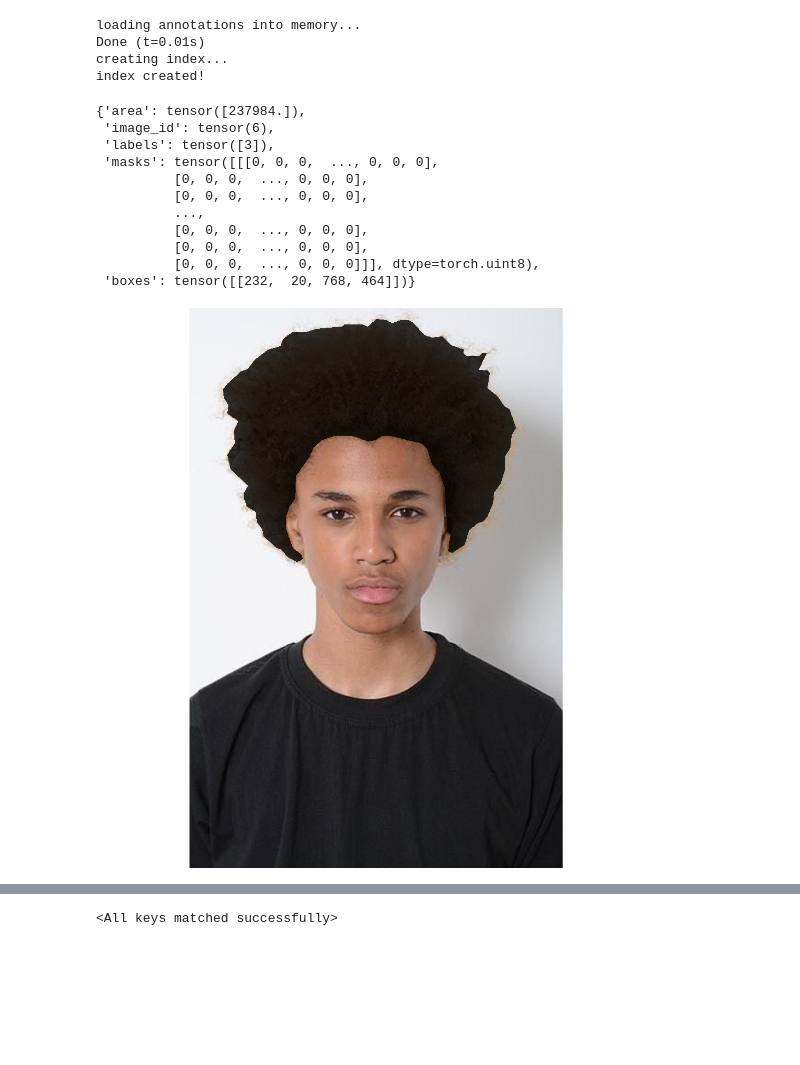
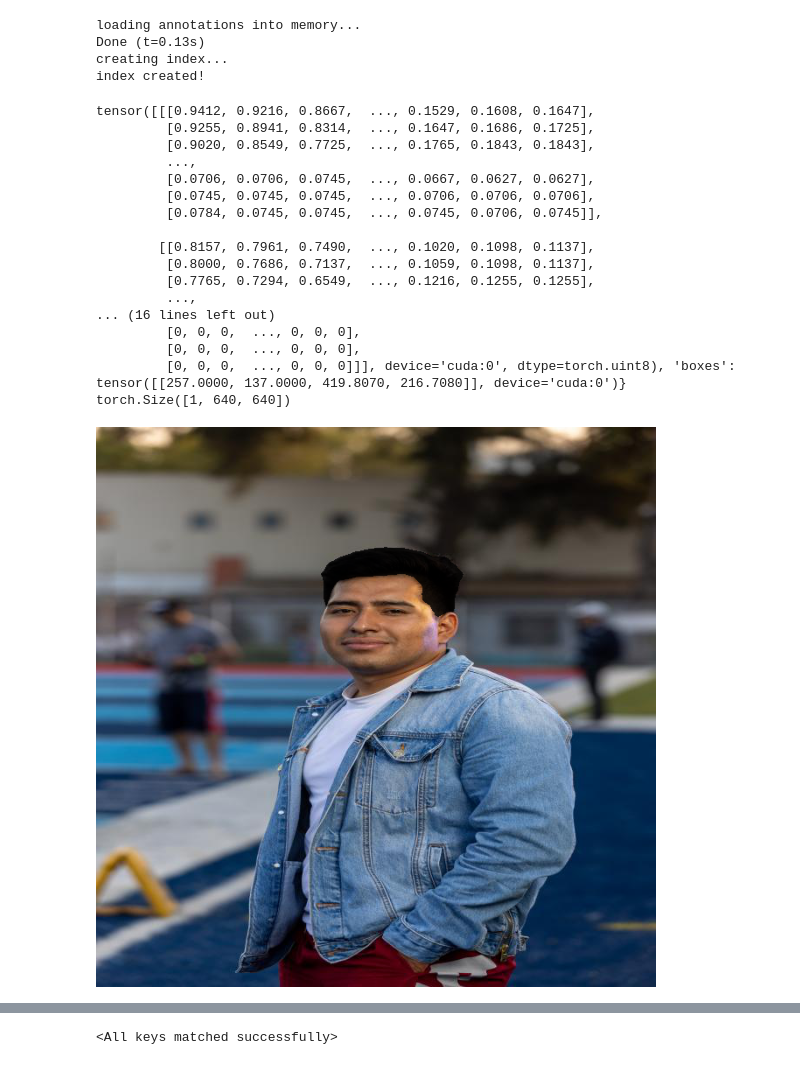
Before and after one commit to Bojack-Manhorse/Hair-Detection, a Jupyter notebook: TestBook.ipynb, the cells around one changed output, grey strips where cells are left out. Saved outputs shown, nothing was run; the diff lists cells and outputs as text; code cells hidden in the pictures; blank space fills up the shorter version.

```diff
--- a/TestBook.ipynb
+++ b/TestBook.ipynb
@@ -12,33 +1,41 @@ with open('Datasets/face-h 2.v2i.coco/processed_annotations.json', 'w+') as f:
 # %%
 import data_utils
 
-image_path = 'Datasets/face-h 2.v2i.coco/train/'
+folder_path = 'Datasets/hair-seg.v6i.coco-segmentation/train'
 
-hair_dataset = data_utils.HairDataset(image_path, annotations_path)
+hair_dataset = data_utils.HairDataset(folder_path)
 # %% [output]
 loading annotations into memory...
-Done (t=0.01s)
+Done (t=0.13s)
 creating index...
 index created!
 # %%
-image, target = hair_dataset[4]
+image, target = hair_dataset[1]
 
-target
+print(image)
+print(target)
+print(target['masks'].shape)
 # %% [output]
-{'area': tensor([237984.]),
- 'image_id': tensor(6),
- 'labels': tensor([3]),
- 'masks': tensor([[[0, 0, 0,  ..., 0, 0, 0],
-          [0, 0, 0,  ..., 0, 0, 0],
-          [0, 0, 0,  ..., 0, 0, 0],
-          ...,
-          [0, 0, 0,  ..., 0, 0, 0],
-          [0, 0, 0,  ..., 0, 0, 0],
-          [0, 0, 0,  ..., 0, 0, 0]]], dtype=torch.uint8),
- 'boxes': tensor([[232,  20, 768, 464]])}
+tensor([[[0.9412, 0.9216, 0.8667,  ..., 0.1529, 0.1608, 0.1647],
+         [0.9255, 0.8941, 0.8314,  ..., 0.1647, 0.1686, 0.1725],
+         [0.9020, 0.8549, 0.7725,  ..., 0.1765, 0.1843, 0.1843],
+         ...,
+         [0.0706, 0.0706, 0.0745,  ..., 0.0667, 0.0627, 0.0627],
+         [0.0745, 0.0745, 0.0745,  ..., 0.0706, 0.0706, 0.0706],
+         [0.0784, 0.0745, 0.0745,  ..., 0.0745, 0.0706, 0.0745]],
+
+        [[0.8157, 0.7961, 0.7490,  ..., 0.1020, 0.1098, 0.1137],
+         [0.8000, 0.7686, 0.7137,  ..., 0.1059, 0.1098, 0.1137],
+         [0.7765, 0.7294, 0.6549,  ..., 0.1216, 0.1255, 0.1255],
+         ...,
+... (16 lines left out)
+         [0, 0, 0,  ..., 0, 0, 0],
+         [0, 0, 0,  ..., 0, 0, 0],
+         [0, 0, 0,  ..., 0, 0, 0]]], device='cuda:0', dtype=torch.uint8), 'boxes': tensor([[257.0000, 137.0000, 419.8070, 216.7080]], device='cuda:0')}
+torch.Size([1, 640, 640])
 # %%
 from visual_utils import draw_masks_on_image
 
-draw_masks_on_image(image, target['masks'])
+draw_masks_on_image(image, target['masks'].to('cpu'))
 # %% [output]
-[figure, old version]
+[figure, new version]
```
Also changed, not shown: parts of 10 cells of this notebook, 3 other files.
